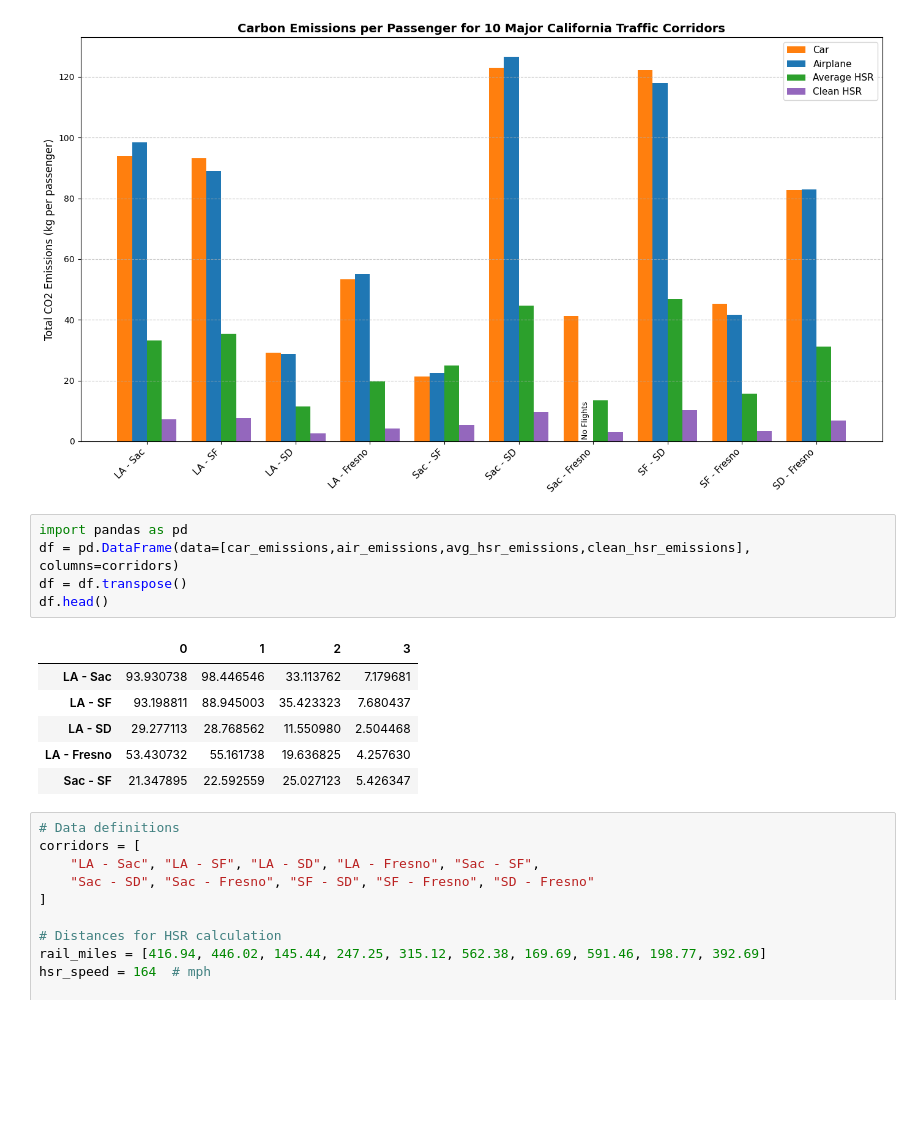
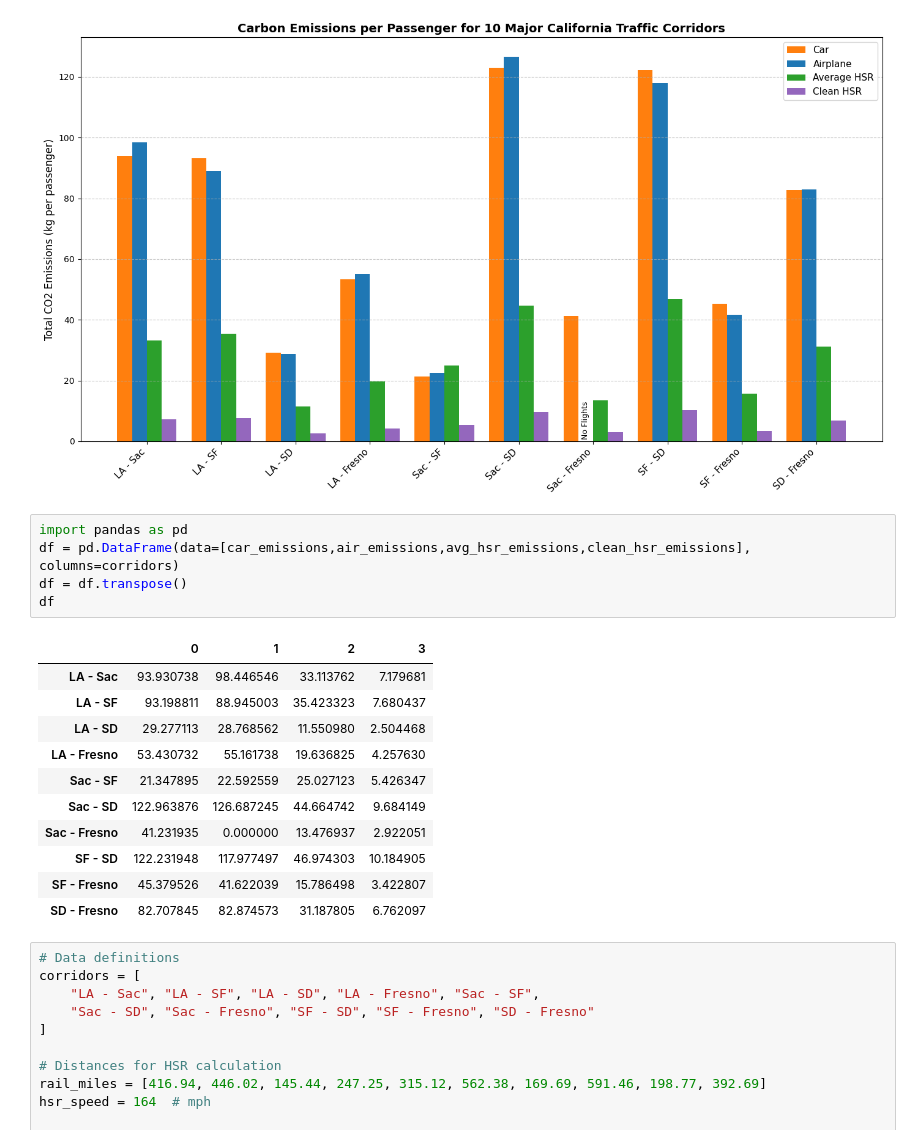
Before and after one commit to kjugalde/california-carbon-emissions, a Jupyter notebook: California Carbon Emissions.ipynb, the cells around one changed output. Cells and saved outputs as stored; diff of their text form; blank space fills up the shorter version.

Commit message:
Removed head

```diff
--- a/California Carbon Emissions.ipynb
+++ b/California Carbon Emissions.ipynb
@@ -361,15 +361,20 @@ plt.savefig('california_corridors_emissions.png', dpi=300)
 # %%
 import pandas as pd
 df = pd.DataFrame(data=[car_emissions,air_emissions,avg_hsr_emissions,clean_hsr_emissions], columns=corridors)
 df = df.transpose()
-df.head()
+df
 # %% [output]
 |  | 0 | 1 | 2 | 3 |
 | LA - Sac | 93.930738 | 98.446546 | 33.113762 | 7.179681 |
 | LA - SF | 93.198811 | 88.945003 | 35.423323 | 7.680437 |
 | LA - SD | 29.277113 | 28.768562 | 11.550980 | 2.504468 |
 | LA - Fresno | 53.430732 | 55.161738 | 19.636825 | 4.257630 |
 | Sac - SF | 21.347895 | 22.592559 | 25.027123 | 5.426347 |
+| Sac - SD | 122.963876 | 126.687245 | 44.664742 | 9.684149 |
+| Sac - Fresno | 41.231935 | 0.000000 | 13.476937 | 2.922051 |
+| SF - SD | 122.231948 | 117.977497 | 46.974303 | 10.184905 |
+| SF - Fresno | 45.379526 | 41.622039 | 15.786498 | 3.422807 |
+| SD - Fresno | 82.707845 | 82.874573 | 31.187805 | 6.762097 |
 # %%
 # Data definitions
 corridors = [
```
Also changed, not shown: 1 other file.
